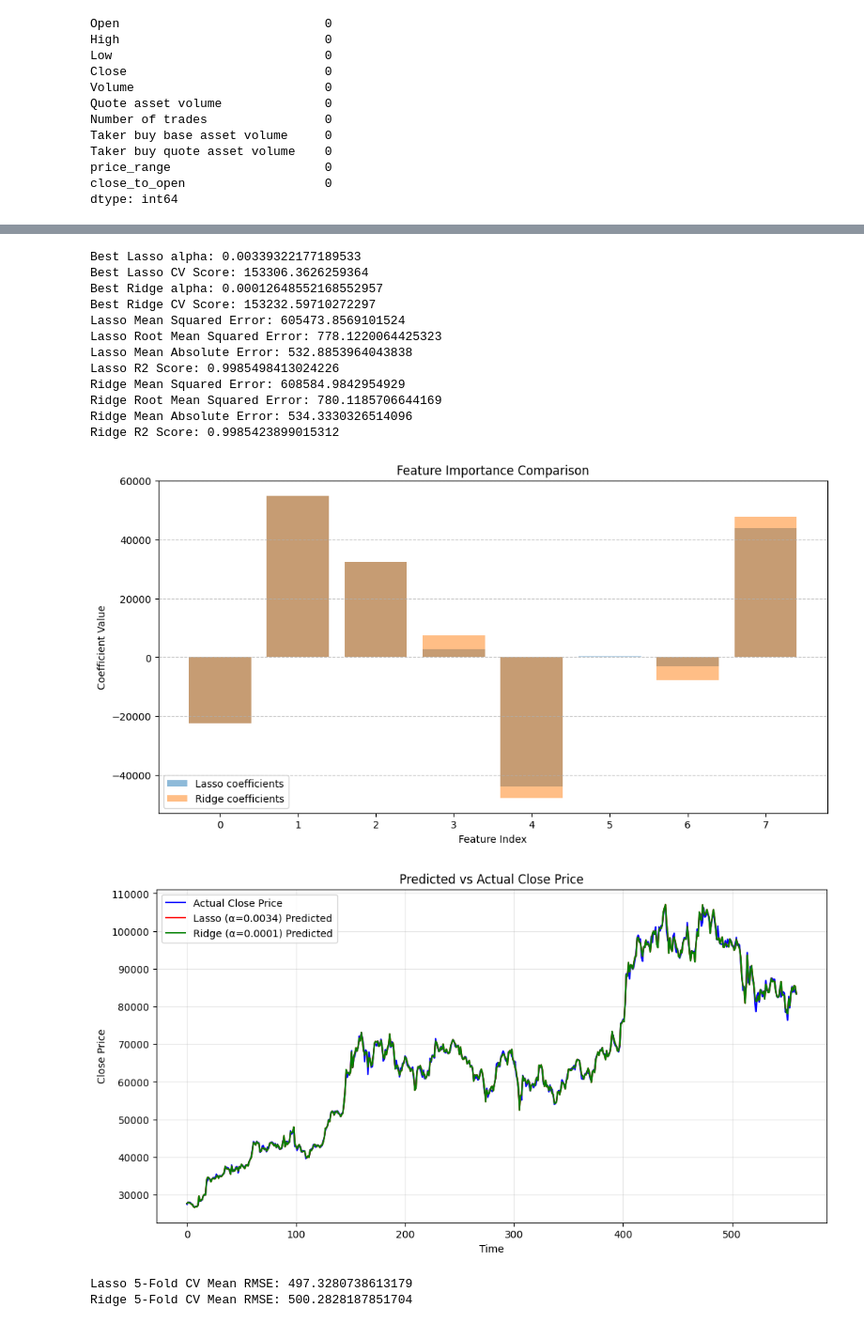
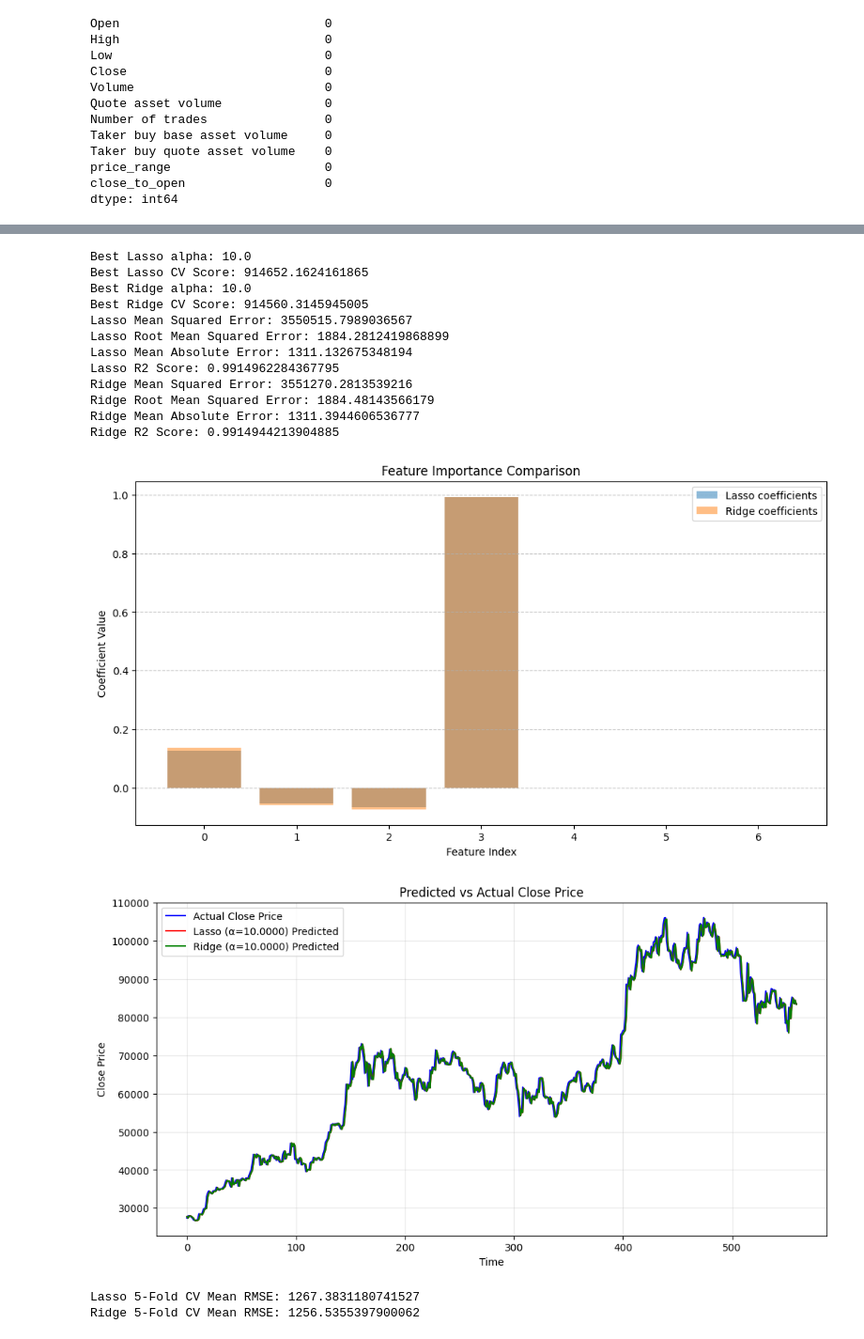
Before and after one commit to fahimai001/CryptoCurrency-Forecasting, a Jupyter notebook: notebooks/exp.ipynb, the cells around one changed output, grey strips where cells are left out. Shown at 94% size. Saved outputs shown, nothing was run; the diff lists cells and outputs as text; code cells hidden in the pictures.

```diff
--- a/notebooks/exp.ipynb
+++ b/notebooks/exp.ipynb
@@ -3,7 +3,7 @@ import pandas as pd
 import matplotlib.pyplot as plt
 import seaborn as sns
 # %%
-df = pd.read_csv('../data/interim/ethereum_processed.csv')
+df = pd.read_csv('../data/interim/bitcoin_processed.csv')
 # %%
 df.tail()
 # %% [output]
@@ -16,6 +16,3 @@ df.tail()
-# %%
-df['price_range'] = df['High'] - df['Low']
-df['close_to_open'] = df['Close'] - df['Open']
 # %%
 df.head()
 # %% [output]
@@ -193,14 +196,25 @@ import numpy as np
 import matplotlib.pyplot as plt
 import pandas as pd
 
+df["target"] = df["Close"].shift(-1)
+df.dropna(inplace=True)  # Drop the last row with NaN target
+
+# Define your features and target
+X = df.drop(columns=["target"])
+y = df["target"]
+
+# Split into train/test
+from sklearn.model_selection import train_test_split
+X_train, X_test, y_train, y_test = train_test_split(
+    X, y, test_size=0.2, random_state=42, shuffle=False  # Use shuffle=False for time series
+)
+
 # Define cross-validation strategy - research indicates 5-10 folds is optimal
 cv = KFold(n_splits=5, shuffle=True, random_state=42)
 
 # LASSO hyperparameter tuning
-# Research shows that a logarithmic scale of alpha values is more effective
-# Based on research by Friedman et al. (2010) and Tibshirani (1996)
 lasso_params = {
-    'alpha': np.logspace(-4, 1, 50)  # Log scale from 0.0001 to 10
+    'alpha': np.logspace(-4, 1, 50)
 }
 
 lasso_grid = GridSearchCV(
@@ -217,9 +231,8 @@ print(f"Best Lasso alpha: {best_lasso_alpha}")
 print(f"Best Lasso CV Score: {-lasso_grid.best_score_}")
 
 # RIDGE hyperparameter tuning
-# Similar approach for Ridge, based on research by Hoerl & Kennard (1970)
 ridge_params = {
-    'alpha': np.logspace(-4, 1, 50)  # Log scale from 0.0001 to 10
+    'alpha': np.logspace(-4, 1, 50)
 }
 
 ridge_grid = GridSearchCV(
@@ -262,7 +275,7 @@ print(f"Ridge Mean Absolute Error: {ridge_mae}")
 print(f"Ridge R2 Score: {ridge_r2}")
 
 # Compare the feature importance
-if X_train.shape[1] <= 20:  # Only plot if there aren't too many features
+if X_train.shape[1] <= 20:
     plt.figure(figsize=(12, 6))
     feature_names = range(X_train.shape[1])
     plt.bar(feature_names, lasso.coef_, alpha=0.5, label='Lasso coefficients')
@@ -282,46 +295,46 @@ plt.plot(lasso_pred, label=f"Lasso (α={best_lasso_alpha:.4f}) Predicted", color
 plt.plot(ridge_pred, label=f"Ridge (α={best_ridge_alpha:.4f}) Predicted", color='green')
 plt.title("Predicted vs Actual Close Price")
 plt.xlabel("Time")
 plt.ylabel("Close Price")
 plt.legend()
 plt.grid(True, alpha=0.3)
 plt.show()
 
 # Evaluate models with cross-validation to ensure robustness
 from sklearn.model_selection import cross_val_score
 
 lasso_cv_scores = cross_val_score(
     Lasso(alpha=best_lasso_alpha, max_iter=10000, random_state=42),
     np.concatenate((X_train, X_test)),
     np.concatenate((y_train, y_test)),
     cv=5,
     scoring='neg_mean_squared_error'
 )
 
 ridge_cv_scores = cross_val_score(
     Ridge(alpha=best_ridge_alpha, max_iter=10000, random_state=42),
     np.concatenate((X_train, X_test)),
     np.concatenate((y_train, y_test)),
     cv=5,
     scoring='neg_mean_squared_error'
 )
 
 print(f"Lasso 5-Fold CV Mean RMSE: {np.sqrt(-lasso_cv_scores.mean())}")
 print(f"Ridge 5-Fold CV Mean RMSE: {np.sqrt(-ridge_cv_scores.mean())}")
 # %% [output]
-Best Lasso alpha: 0.00339322177189533
-Best Lasso CV Score: 153306.3626259364
-Best Ridge alpha: 0.00012648552168552957
-Best Ridge CV Score: 153232.59710272297
-Lasso Mean Squared Error: 605473.8569101524
-Lasso Root Mean Squared Error: 778.1220064425323
-Lasso Mean Absolute Error: 532.8853964043838
-Lasso R2 Score: 0.9985498413024226
-Ridge Mean Squared Error: 608584.9842954929
-Ridge Root Mean Squared Error: 780.1185706644169
-Ridge Mean Absolute Error: 534.3330326514096
-Ridge R2 Score: 0.9985423899015312
+Best Lasso alpha: 10.0
+Best Lasso CV Score: 914652.1624161865
+Best Ridge alpha: 10.0
+Best Ridge CV Score: 914560.3145945005
+Lasso Mean Squared Error: 3550515.7989036567
+Lasso Root Mean Squared Error: 1884.2812419868899
+Lasso Mean Absolute Error: 1311.132675348194
+Lasso R2 Score: 0.9914962284367795
+Ridge Mean Squared Error: 3551270.2813539216
+Ridge Root Mean Squared Error: 1884.48143566179
+Ridge Mean Absolute Error: 1311.3944606536777
+Ridge R2 Score: 0.9914944213904885
-[figure, old version]
+[figure, new version]
-[figure, old version]
+[figure, new version]
-Lasso 5-Fold CV Mean RMSE: 497.3280738613179
-Ridge 5-Fold CV Mean RMSE: 500.2828187851704
+Lasso 5-Fold CV Mean RMSE: 1267.3831180741527
+Ridge 5-Fold CV Mean RMSE: 1256.5355397900062
```
Also changed, not shown: parts of 5 cells of this notebook.
